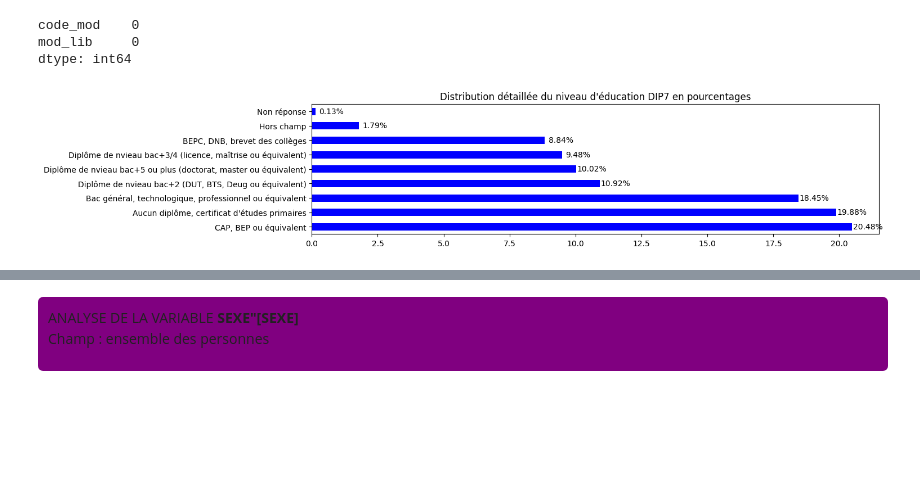
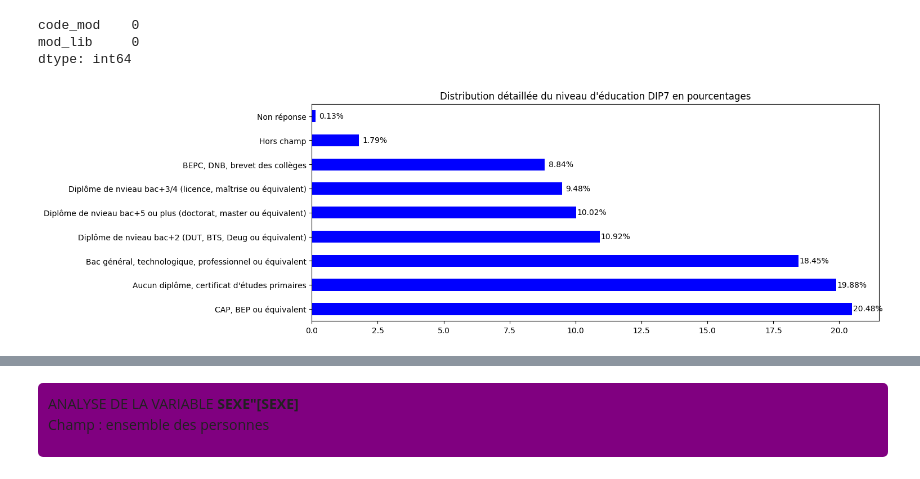
Before and after one commit to Gustiyn/ANALYSE-DES-DONNEES-ACTIVITE-EMPLOI-ET-CHOMAGE---ENQUETE-EMPLOI-EN-CONTINU, a Jupyter notebook: EEC23.ipynb, the cells around one changed output, grey strips where cells are left out. Saved outputs shown, nothing was run; the diff lists cells and outputs as text; code cells hidden in the pictures; blank space fills up the shorter version.

```diff
--- a/EEC23.ipynb
+++ b/EEC23.ipynb
@@ -537,18 +533,18 @@ dtype: int64
 # %%
 # Graphique en barres
 total = eec23_dip['mod_lib'].value_counts().sum()
 pourcentages = eec23_dip['mod_lib'].value_counts() / total * 100
 
-plt.figure(figsize=(13, 3))
+plt.figure(figsize=(13, 5))
 
 ax = pourcentages.plot(kind='barh', color='b')
 for i in ax.patches:
     ax.text(i.get_width() + 0.6, i.get_y() + i.get_height() / 2, f"{i.get_width():.2f}%", ha='center', va='center')
 
 plt.xlabel("")
 plt.ylabel("")
 
 plt.title("Distribution détaillée du niveau d'éducation DIP7 en pourcentages")
 plt.show()
 # %% [output]
-[figure, old version]
+[figure, new version]
```
Also changed, not shown: parts of 9 cells of this notebook, 1 other file.
